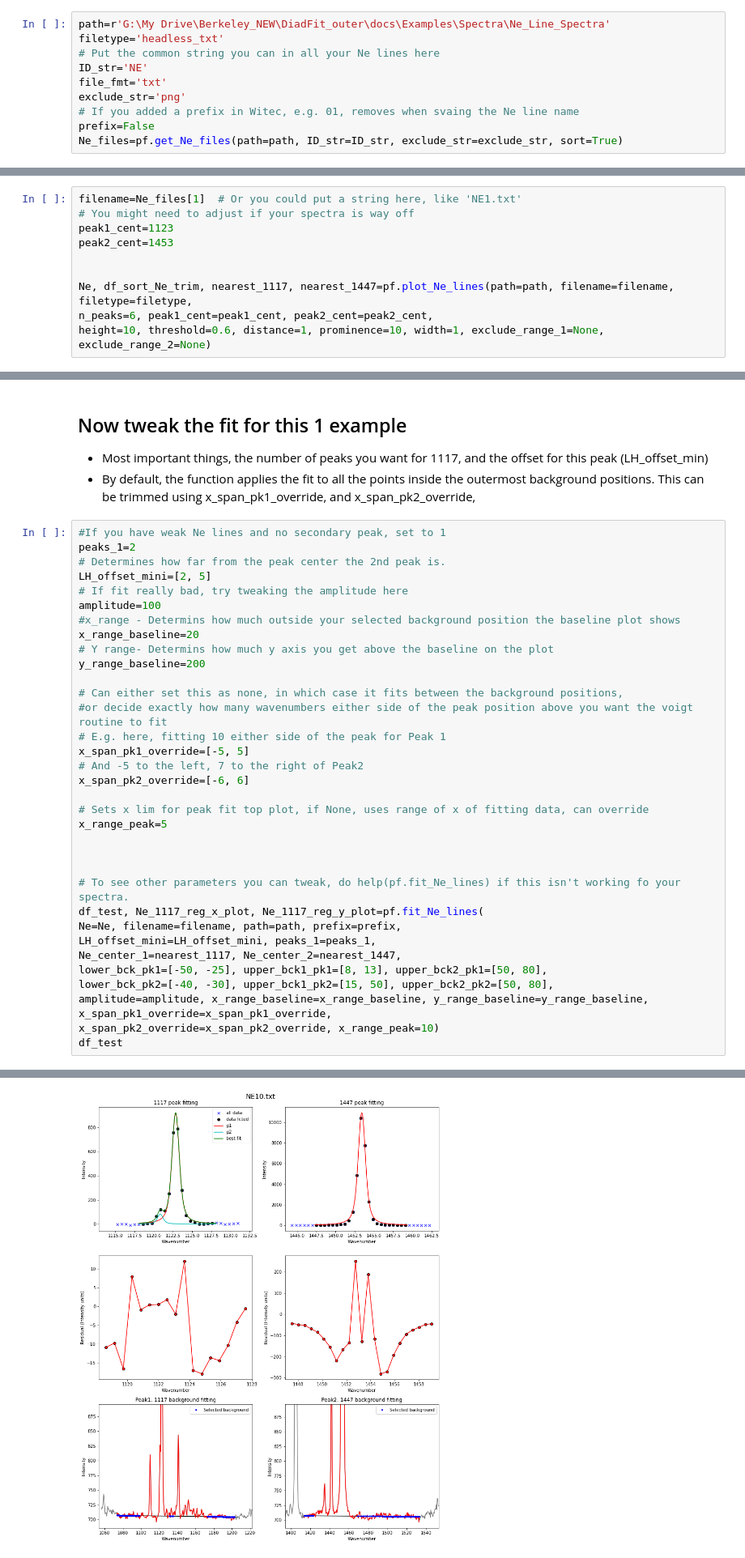
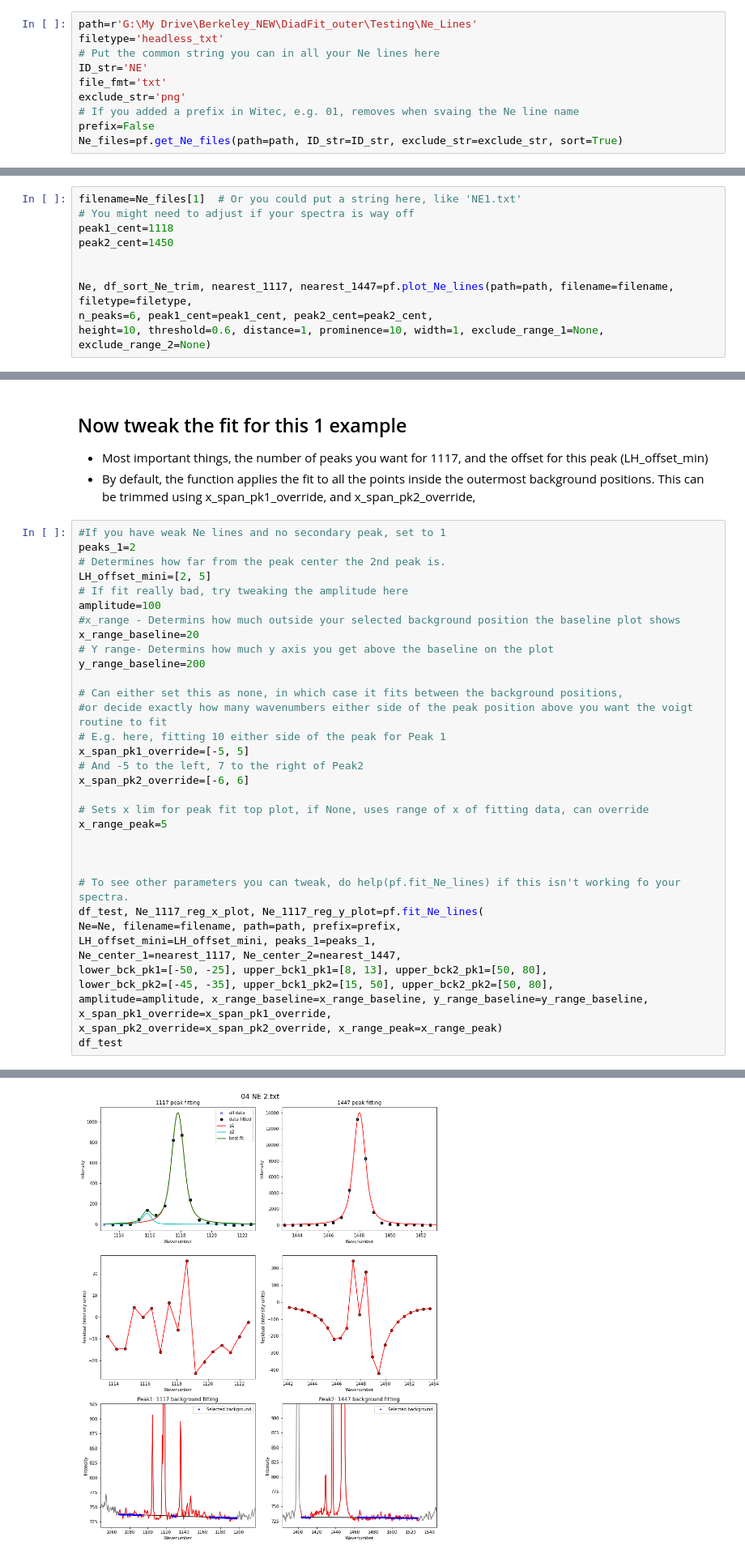
Before and after one commit to PennyWieser/DiadFit, a Jupyter notebook: docs/Examples/Ne_Line_Fitting/Ne_Line_Fitting_Loop_headlesstxt.ipynb, the cells around one changed output, grey strips where cells are left out. Shown at 81% size. Cells and saved outputs as stored; diff of their text form.

```diff
--- a/docs/Examples/Ne_Line_Fitting/Ne_Line_Fitting_Loop_headlesstxt.ipynb
+++ b/docs/Examples/Ne_Line_Fitting/Ne_Line_Fitting_Loop_headlesstxt.ipynb
@@ -10,7 +10,7 @@ import DiadFit as pf
 # %% [markdown]
 ## Choose path and extract files here
 # %%
-path=r'G:\My Drive\Berkeley_NEW\DiadFit_outer\docs\Examples\Spectra\Ne_Line_Spectra'
+path=r'G:\My Drive\Berkeley_NEW\DiadFit_outer\Testing\Ne_Lines'
 filetype='headless_txt'
 # Put the common string you can in all your Ne lines here
 ID_str='NE'
@@ -25,8 +25,8 @@ Ne_files=pf.get_Ne_files(path=path, ID_str=ID_str, exclude_str=exclude_str, sort
 # %%
 filename=Ne_files[1]  # Or you could put a string here, like 'NE1.txt'
 # You might need to adjust if your spectra is way off
-peak1_cent=1123
-peak2_cent=1453
+peak1_cent=1118
+peak2_cent=1450
 
 
 Ne, df_sort_Ne_trim, nearest_1117, nearest_1447=pf.plot_Ne_lines(path=path, filename=filename, filetype=filetype,
@@ -83,8 +82,9 @@ Ne=Ne, filename=filename, path=path, prefix=prefix,
 LH_offset_mini=LH_offset_mini, peaks_1=peaks_1,
 Ne_center_1=nearest_1117, Ne_center_2=nearest_1447,
 lower_bck_pk1=[-50, -25], upper_bck1_pk1=[8, 13], upper_bck2_pk1=[50, 80],
-lower_bck_pk2=[-40, -30], upper_bck1_pk2=[15, 50], upper_bck2_pk2=[50, 80],
-amplitude=amplitude, x_range_baseline=x_range_baseline, y_range_baseline=y_range_baseline, x_span_pk1_override=x_span_pk1_override,
-x_span_pk2_override=x_span_pk2_override, x_range_peak=10)
+lower_bck_pk2=[-45, -35], upper_bck1_pk2=[15, 50], upper_bck2_pk2=[50, 80],
+amplitude=amplitude, x_range_baseline=x_range_baseline, y_range_baseline=y_range_baseline,
+x_span_pk1_override=x_span_pk1_override,
+x_span_pk2_override=x_span_pk2_override, x_range_peak=x_range_peak)
 df_test
 # %% [output]
@@ -97,4 +97,4 @@ Error bars not determined by function
-[figure, old version]
+[figure, new version]
 # %% [markdown]
 ## Now you can loop over all files using these parameters
 - Most important thing you can change is plot_figure=False, much quicker, but wont save or show figures, plot_figure=True will)
```
Also changed, not shown: parts of 6 cells of this notebook, 22 other files.
